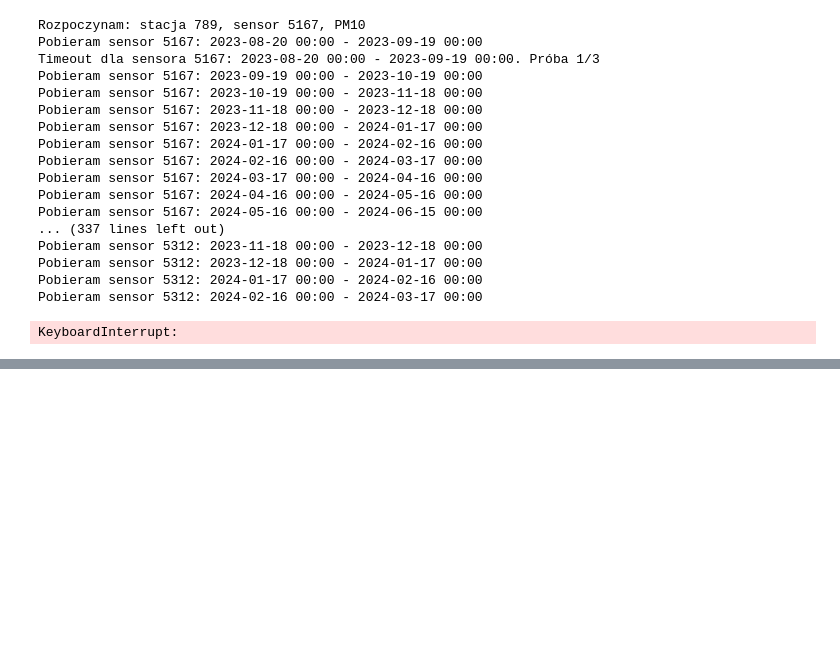
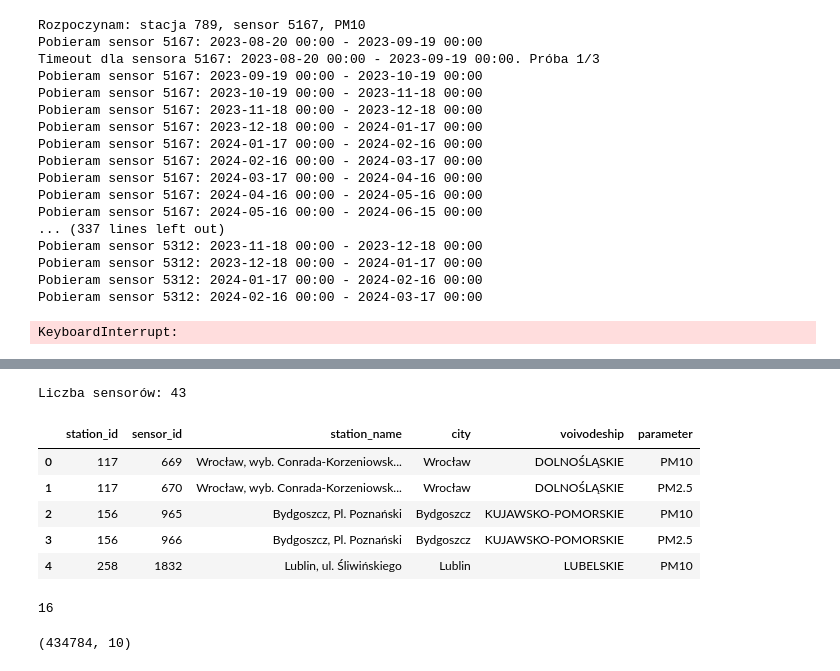
Before and after one commit to sopaula/smogcast, a Jupyter notebook: notebooks/02_gios_data.ipynb, the cells around one changed output, grey strips where cells are left out. Saved outputs shown, nothing was run; the diff lists cells and outputs as text; code cells hidden in the pictures; blank space fills up the shorter version.

```diff
--- a/notebooks/gios_data.ipynb
+++ b/notebooks/02_gios_data.ipynb
@@ -475,0 +519,40 @@ KeyboardInterrupt:
+# %%
+sensor_records_df = (
+    current_gios[
+        [
+            "station_id",
+            "sensor_id",
+            "station_name",
+            "city",
+            "voivodeship",
+            "Parametr",
+        ]
+    ]
+    .drop_duplicates()
+    .rename(
+        columns={
+            "Parametr": "parameter",
+        }
+    )
+    .reset_index(drop=True)
+)
+
+sensor_records = sensor_records_df.to_dict(
+    orient="records"
+)
+
+print("Liczba sensorów:", len(sensor_records))
+
+sensor_records_df.head()
+# %% [output]
+Liczba sensorów: 43
+|  | station_id | sensor_id | station_name | city | voivodeship | parameter |
+| 0 | 117 | 669 | Wrocław, wyb. Conrada-Korzeniowsk... | Wrocław | DOLNOŚLĄSKIE | PM10 |
+| 1 | 117 | 670 | Wrocław, wyb. Conrada-Korzeniowsk... | Wrocław | DOLNOŚLĄSKIE | PM2.5 |
+| 2 | 156 | 965 | Bydgoszcz, Pl. Poznański | Bydgoszcz | KUJAWSKO-POMORSKIE | PM10 |
+| 3 | 156 | 966 | Bydgoszcz, Pl. Poznański | Bydgoszcz | KUJAWSKO-POMORSKIE | PM2.5 |
+| 4 | 258 | 1832 | Lublin, ul. Śliwińskiego | Lublin | LUBELSKIE | PM10 |
+# %%
+sensor_records_df["station_id"].nunique()
+# %% [output]
+16
@@ -475,0 +584,6 @@ KeyboardInterrupt:
+# %%
+older_gios = pd.DataFrame(older_measurements)
+
+older_gios.shape
+# %% [output]
+(434784, 10)
```
Also changed, not shown: parts of 16 cells of this notebook, 4 other files.
